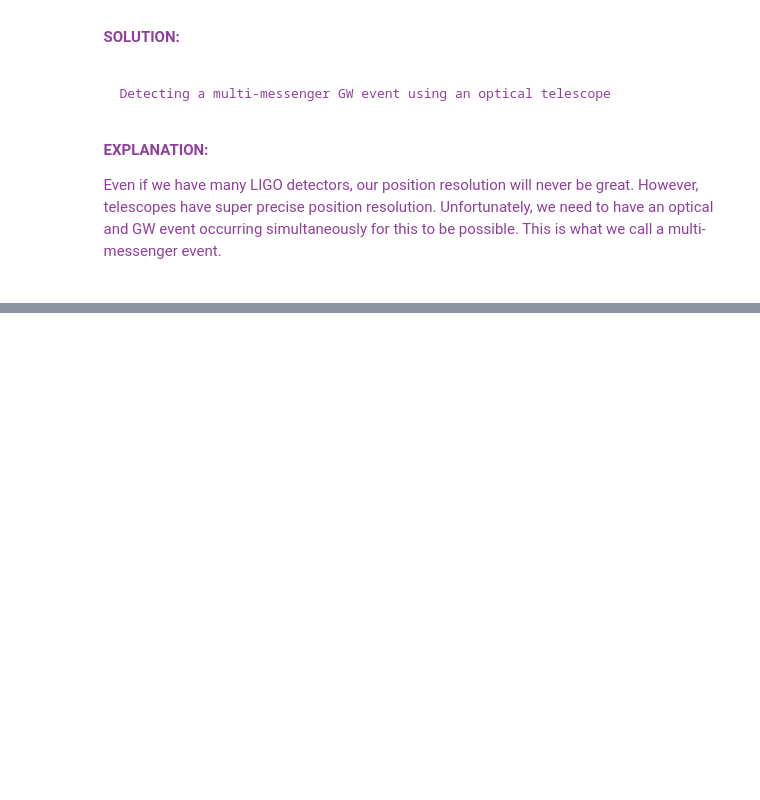
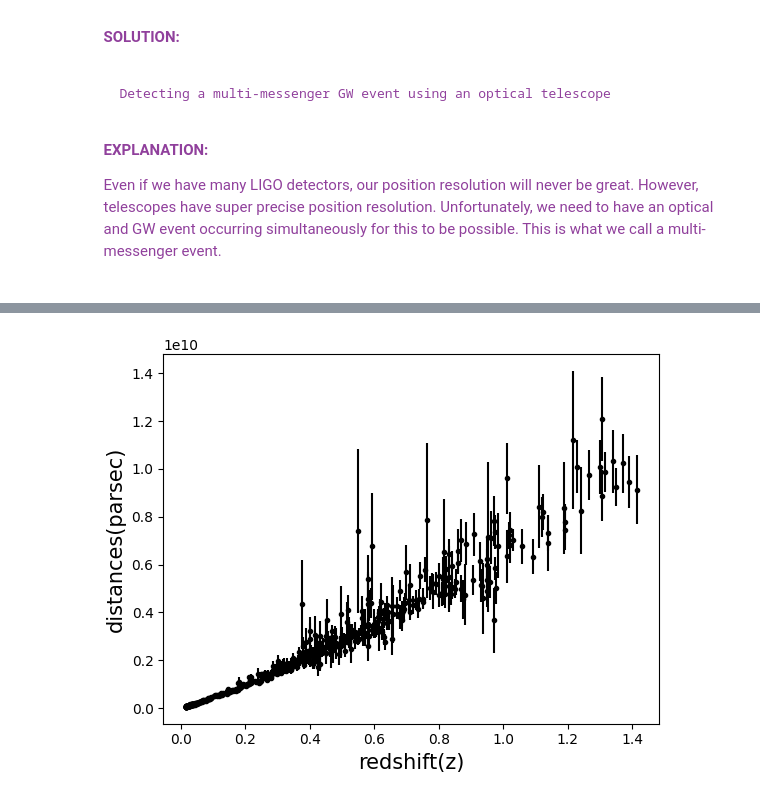
Before and after one commit to mit-physics-data/lectures, a Jupyter notebook: lecture3/8S50x_L03_MAIN.ipynb, the cells around one changed output, grey strips where cells are left out. Cells and saved outputs as stored; diff of their text form; code cells hidden in the pictures; blank space fills up the shorter version.

```diff
--- a/lecture3/8S50x_L03_MAIN.ipynb
+++ b/lecture3/8S50x_L03_MAIN.ipynb
@@ -999,0 +649,48 @@ csq_explanation = r"""Even if we have many LIGO detectors, our position resoluti
+# %%
+#>>>RUN: L4.2-runcell01
+
+import math as math
+import matplotlib.pyplot as plt
+import numpy as np
+import csv
+
+#Today we are going to start with astro data from here :
+#http://supernova.lbl.gov/Union/
+#Let's load the data
+
+label='data/sn_z_mu_dmu_plow_union2.1.txt'
+#label='sn_z_mu_dmu_plow_union2.1.txt'
+
+
+#Table stores name, redshift, distance modulus, distance modulus error
+#Let's convert from distance modulus to distance
+#See here https://en.wikipedia.org/wiki/Distance_modulus
+def distanceconv(iMu):
+    power=iMu/5+1
+    return 10**power
+
+# and the same for uncertainty in distance modulus to uncertainty in distance
+def distanceconverr(iMu,iMuErr):
+    power=iMu/5+1
+    const=np.log(10)/5.
+    return const*(10**power)*iMuErr
+
+redshift=[]
+distance=[]
+distance_err=[]
+# read in the data
+with open(label,'r') as csvfile:
+    plots = csv.reader(csvfile, delimiter='\t')
+    # name, redshift, distance modulus, distance modulus uncertainty
+    for row in plots:
+        redshift.append(float(row[1]))
+        distance.append(distanceconv(float(row[2])))
+        distance_err.append(distanceconverr(float(row[2]),float(row[3])))
+
+plt.xlabel('redshift(z)', fontsize=15) #Label x
+plt.ylabel('distances(parsec)', fontsize=15)#Label y
+# plot with errorbars
+plt.errorbar(redshift,distance,yerr=distance_err,marker='.',linestyle = 'None', color = 'black')
+plt.show()
+# %% [output]
+[figure, added]
```
Also changed, not shown: parts of 34 cells of this notebook, 1 other file.
